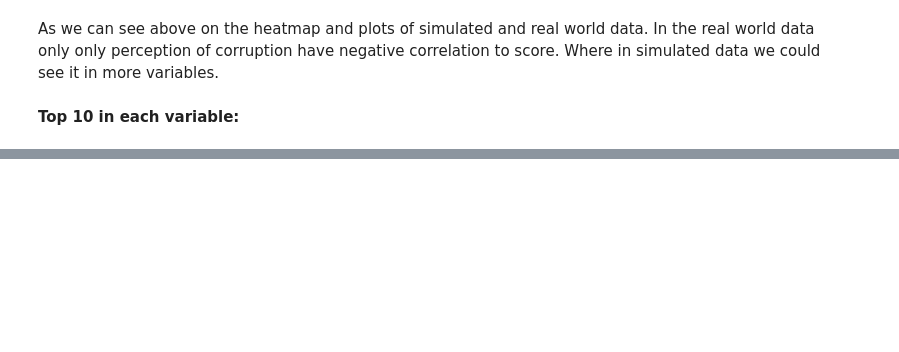
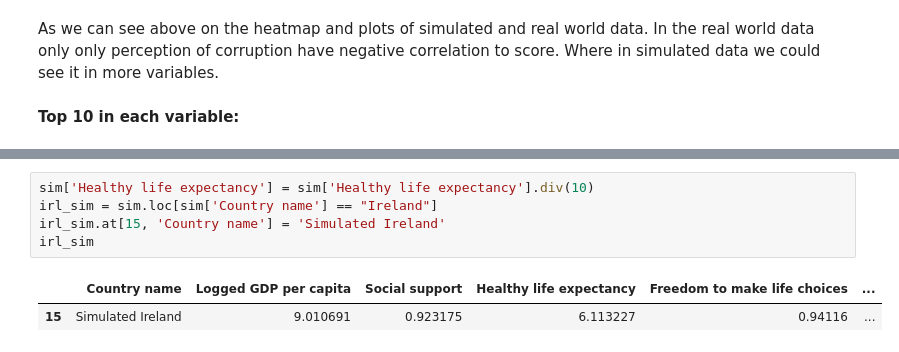
Before and after one commit to radekv23/rwp, a Jupyter notebook: WHR.ipynb, the cells around one changed output, grey strips where cells are left out. Saved outputs shown, nothing was run; the diff lists cells and outputs as text; blank space fills up the shorter version.

```diff
--- a/WHR.ipynb
+++ b/WHR.ipynb
@@ -554,0 +565,8 @@ plt.show()
+# %%
+sim['Healthy life expectancy'] = sim['Healthy life expectancy'].div(10)
+irl_sim = sim.loc[sim['Country name'] == "Ireland"]
+irl_sim.at[15, 'Country name'] = 'Simulated Ireland'
+irl_sim
+# %% [output]
+|  | Country name | Logged GDP per capita | Social support | Healthy life expectancy | Freedom to make life choices | ... |
+| 15 | Simulated Ireland | 9.010691 | 0.923175 | 6.113227 | 0.94116 | ... |
```
Also changed, not shown: parts of 27 cells of this notebook.
